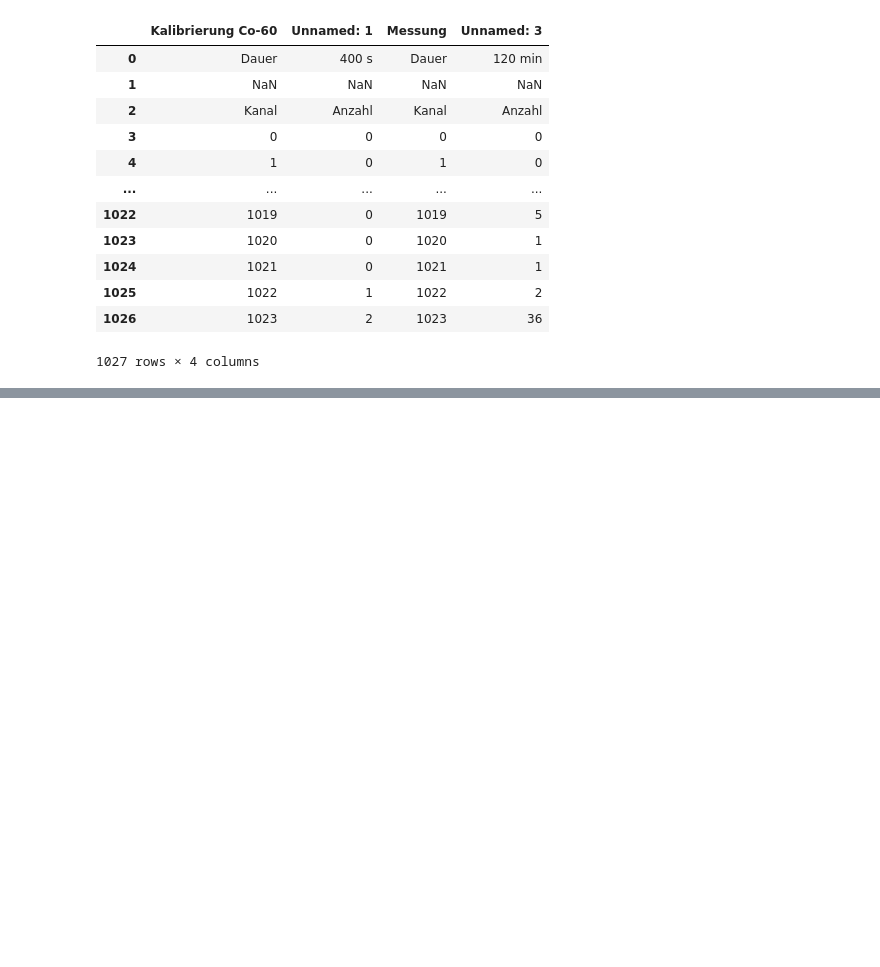
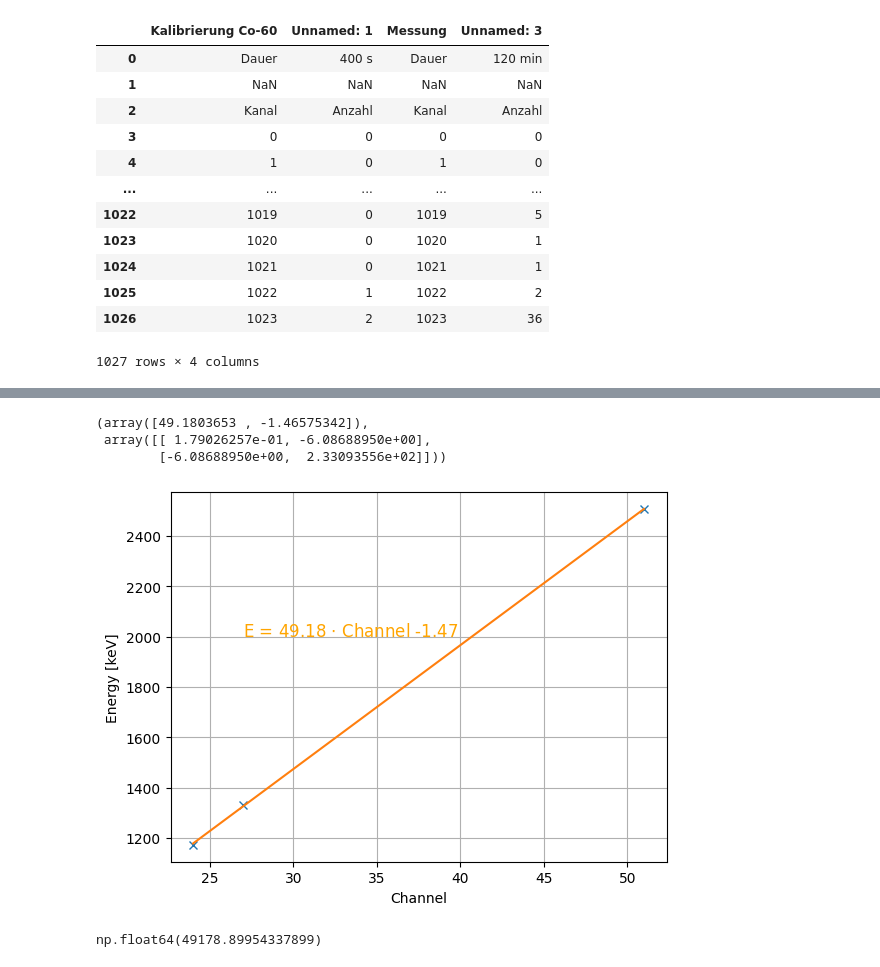
Before and after one commit to RombusBombus/AP3, a Jupyter notebook: RAD/RAD.ipynb, the cells around one changed output, grey strips where cells are left out. Saved outputs shown, nothing was run; the diff lists cells and outputs as text; code cells hidden in the pictures; blank space fills up the shorter version.

```diff
--- a/RAD/RAD.ipynb
+++ b/RAD/RAD.ipynb
@@ -227,0 +228,24 @@ plt.plot(subset.index, subset, label="Messung")
+# %%
+# lineare regression mit den peaks
+popt, pcov = curve_fit(linear, peaks, [1173, 1333, 2506])
+popt, pcov
+# %% [output]
+(array([49.1803653 , -1.46575342]),
+ array([[ 1.79026257e-01, -6.08688950e+00],
+        [-6.08688950e+00,  2.33093556e+02]]))
+# %%
+Channels = np.arange(peaks.min(), peaks.max()+1, 1)
+Energy = linear(Channels, *popt)
+
+plt.plot(peaks, [1173, 1333, 2506], "x")
+plt.plot(Channels, Energy)
+plt.xlabel("Channel")
+plt.ylabel("Energy [keV]")
+plt.annotate(r"E = " + f"{popt[0]:.2f}" + r" $\cdot$ Channel " + f"{popt[1]:.2f}", (27, 2000), fontsize=12, c="orange")
+plt.grid()
+# %% [output]
+[figure, added]
+# %%
+linear(1000, *popt)
+# %% [output]
+np.float64(49178.89954337899)
```
Also changed, not shown: parts of 12 cells of this notebook, 1 other file.
